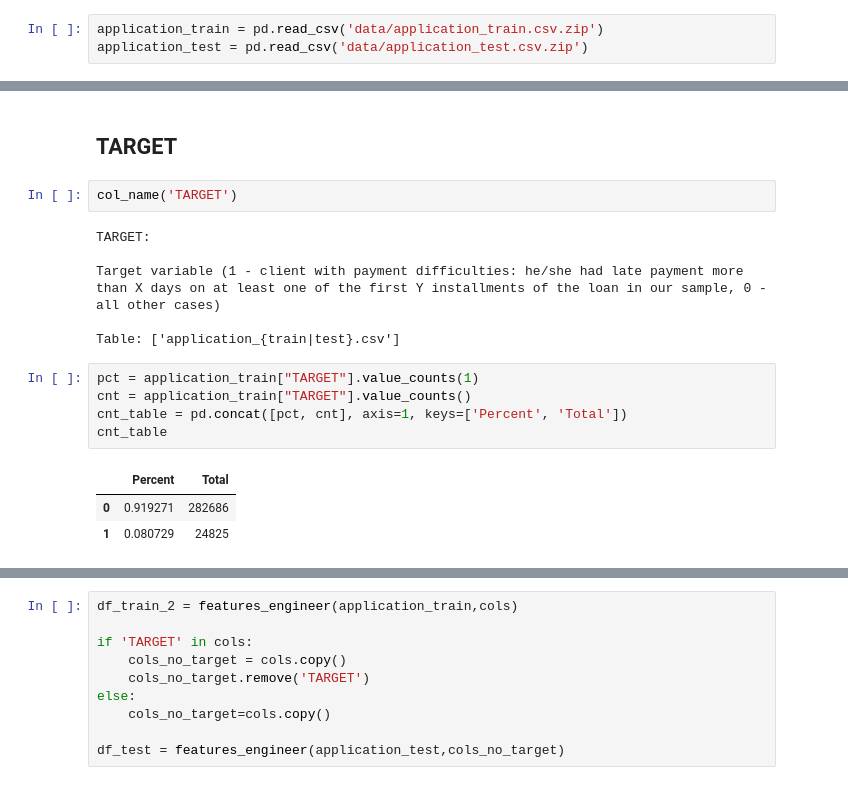
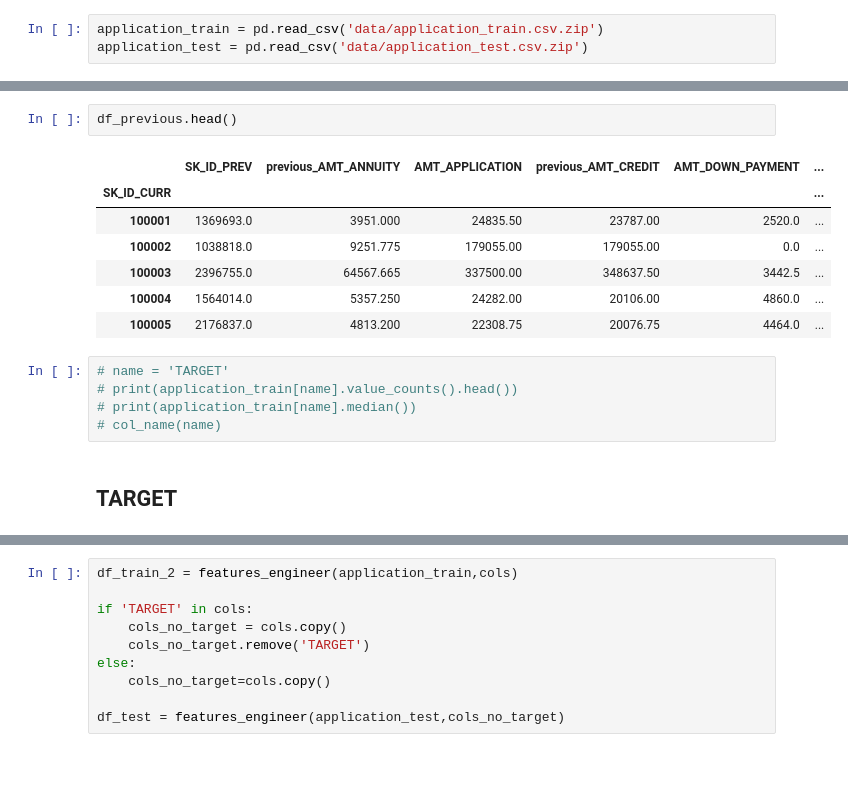
Before and after one commit to gukun770/Home-Credit, a Jupyter notebook: Home Credit Default Risk-Part 2.ipynb, the cells around one changed output, grey strips where cells are left out. Drawn from its saved outputs; the diff is of its cells as text.

```diff
--- a/Home Credit Default Risk-Part 2.ipynb
+++ b/Home Credit Default Risk-Part 2.ipynb
@@ -160,19 +215,17 @@ missing_application_train_data.head(20)
+# %%
+df_previous.head()
+# %% [output]
+|  | SK_ID_PREV | previous_AMT_ANNUITY | AMT_APPLICATION | previous_AMT_CREDIT | AMT_DOWN_PAYMENT | ... |
+| SK_ID_CURR |  |  |  |  |  | ... |
+| 100001 | 1369693.0 | 3951.000 | 24835.50 | 23787.00 | 2520.0 | ... |
+| 100002 | 1038818.0 | 9251.775 | 179055.00 | 179055.00 | 0.0 | ... |
+| 100003 | 2396755.0 | 64567.665 | 337500.00 | 348637.50 | 3442.5 | ... |
+| 100004 | 1564014.0 | 5357.250 | 24282.00 | 20106.00 | 4860.0 | ... |
+| 100005 | 2176837.0 | 4813.200 | 22308.75 | 20076.75 | 4464.0 | ... |
+# %%
+# name = 'TARGET'
+# print(application_train[name].value_counts().head())
+# print(application_train[name].median())
+# col_name(name)
 # %% [markdown]
 ## TARGET
-# %%
-col_name('TARGET')
-# %% [output]
-TARGET:
-
-Target variable (1 - client with payment difficulties: he/she had late payment more than X days on at least one of the first Y installments of the loan in our sample, 0 - all other cases)
-
-Table: ['application_{train|test}.csv']
-# %%
-pct = application_train["TARGET"].value_counts(1)
-cnt = application_train["TARGET"].value_counts()
-cnt_table = pd.concat([pct, cnt], axis=1, keys=['Percent', 'Total'])
-cnt_table
-# %% [output]
-|  | Percent | Total |
-| 0 | 0.919271 | 282686 |
-| 1 | 0.080729 | 24825 |
```
Also changed, not shown: parts of 104 cells of this notebook, 5 other files.
